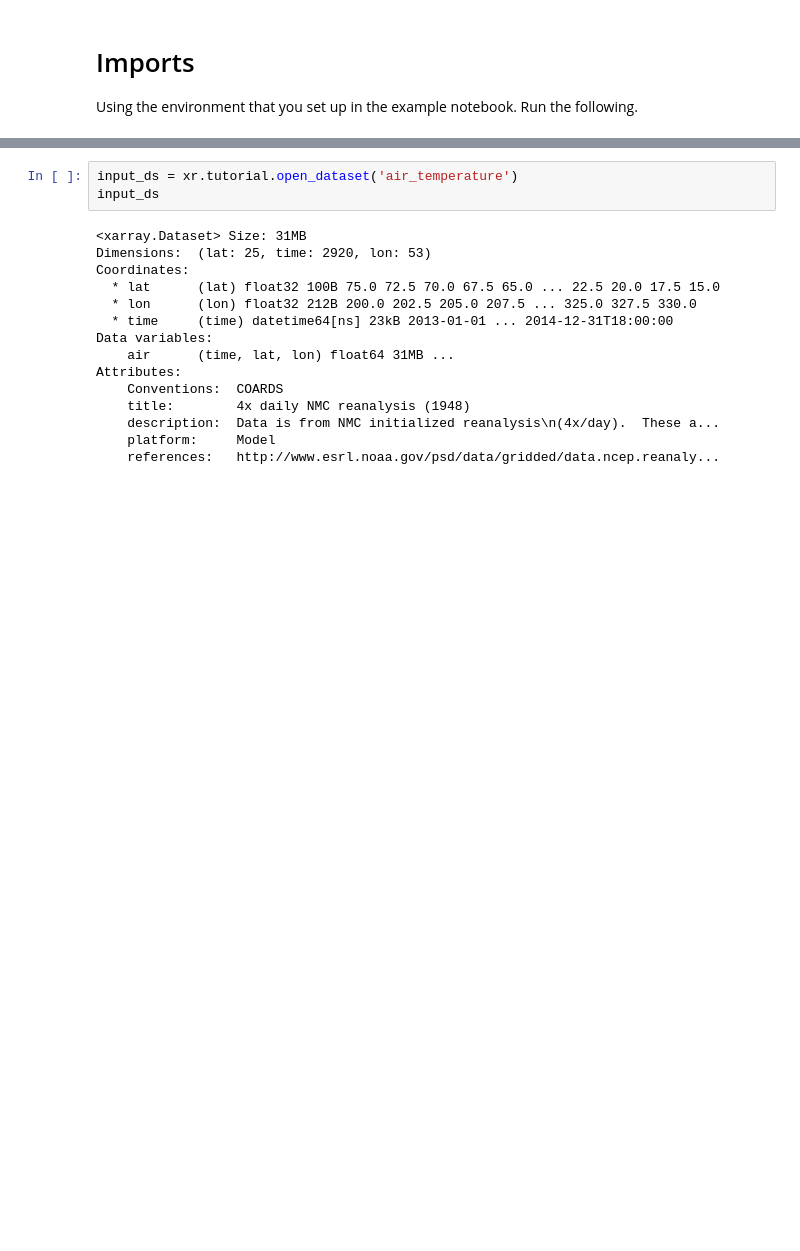
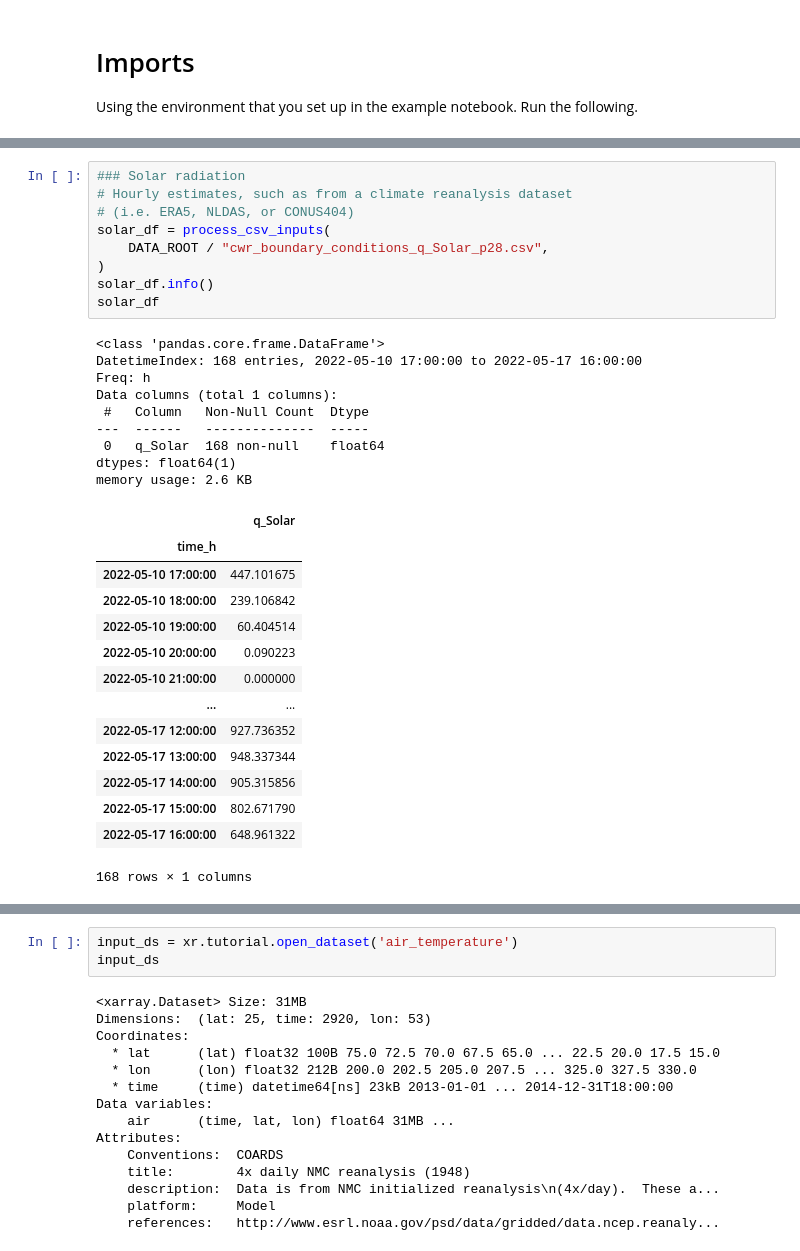
Before and after one commit to EcohydrologyTeam/ClearWater-modules, a Jupyter notebook: examples/dev_sandbox/xarray_multi_time_coods.ipynb, the cells around one changed output, grey strips where cells are left out. Saved outputs shown, nothing was run; the diff lists cells and outputs as text; blank space fills up the shorter version.

```diff
--- a/examples/dev_sandbox/xsimlab_multi_time_coods.ipynb
+++ b/examples/dev_sandbox/xarray_multi_time_coods.ipynb
@@ -15,0 +85,33 @@ import datetime
+# %%
+### Solar radiation
+# Hourly estimates, such as from a climate reanalysis dataset
+# (i.e. ERA5, NLDAS, or CONUS404)
+solar_df = process_csv_inputs(
+    DATA_ROOT / "cwr_boundary_conditions_q_Solar_p28.csv",
+)
+solar_df.info()
+solar_df
+# %% [output]
+<class 'pandas.core.frame.DataFrame'>
+DatetimeIndex: 168 entries, 2022-05-10 17:00:00 to 2022-05-17 16:00:00
+Freq: h
+Data columns (total 1 columns):
+ #   Column   Non-Null Count  Dtype
+---  ------   --------------  -----
+ 0   q_Solar  168 non-null    float64
+dtypes: float64(1)
+memory usage: 2.6 KB
+|  | q_Solar |
+| time_h |  |
+| 2022-05-10 17:00:00 | 447.101675 |
+| 2022-05-10 18:00:00 | 239.106842 |
+| 2022-05-10 19:00:00 | 60.404514 |
+| 2022-05-10 20:00:00 | 0.090223 |
+| 2022-05-10 21:00:00 | 0.000000 |
+| ... | ... |
+| 2022-05-17 12:00:00 | 927.736352 |
+| 2022-05-17 13:00:00 | 948.337344 |
+| 2022-05-17 14:00:00 | 905.315856 |
+| 2022-05-17 15:00:00 | 802.671790 |
+| 2022-05-17 16:00:00 | 648.961322 |
+168 rows × 1 columns
```
Also changed, not shown: parts of 31 cells of this notebook.
